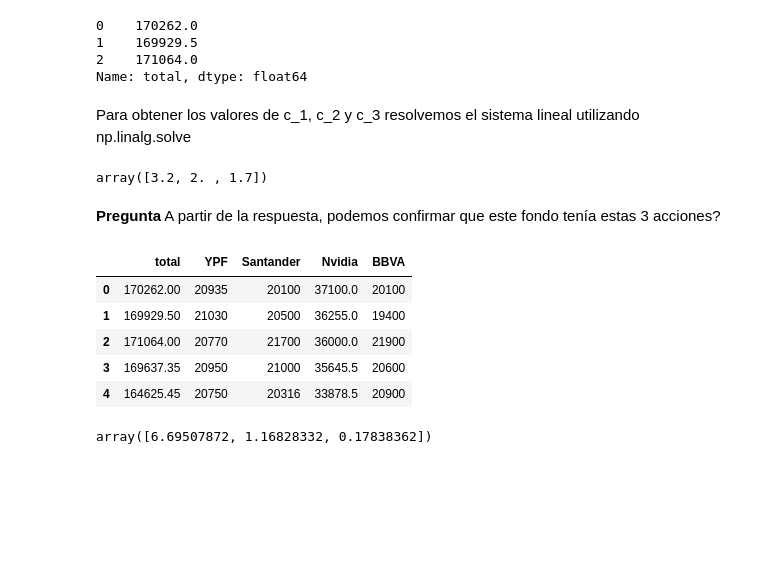
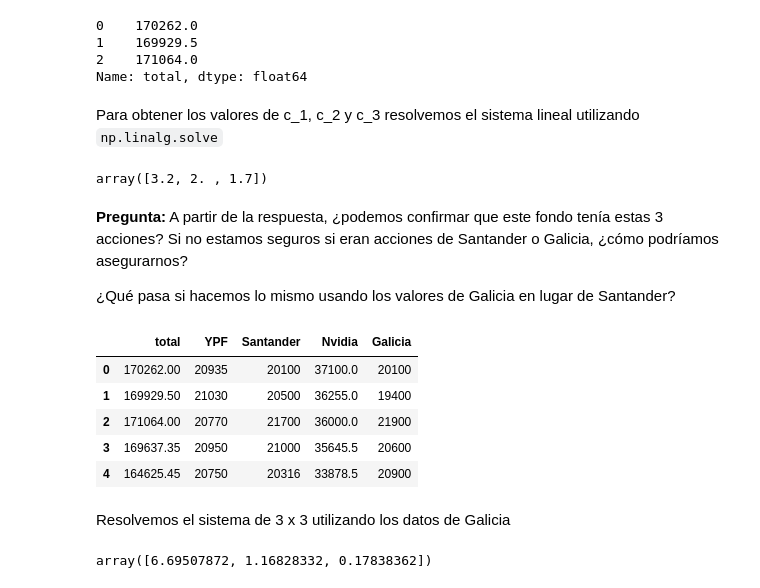
Before and after one commit to fcen-amateur/ldd, a Jupyter notebook: Notebooks/clase9-ldd-entrenamiento.ipynb, the cells around one changed output. Drawn from its saved outputs; the diff is of its cells as text; code cells hidden in the pictures; blank space fills up the shorter version.

```diff
--- a/Notebooks/clase9-ldd-entrenamiento.ipynb
+++ b/Notebooks/clase9-ldd-entrenamiento.ipynb
@@ -57,5 +57,5 @@ display(y)
 2    171064.0
 Name: total, dtype: float64
 # %% [markdown]
-Para obtener los valores de c_1, c_2 y c_3 resolvemos el sistema lineal utilizando np.linalg.solve
+Para obtener los valores de c_1, c_2 y c_3 resolvemos el sistema lineal utilizando `np.linalg.solve`
 # %%
@@ -63,16 +63,20 @@ np.linalg.solve(X, y)
 # %% [output]
 array([3.2, 2. , 1.7])
 # %% [markdown]
-**Pregunta** A partir de la respuesta, podemos confirmar que este fondo tenía estas 3 acciones?
+**Pregunta:** A partir de la respuesta, ¿podemos confirmar que este fondo tenía estas 3 acciones? Si no estamos seguros si eran acciones de Santander o Galicia, ¿cómo podríamos asegurarnos?
+
+¿Qué pasa si hacemos lo mismo usando los valores de Galicia en lugar de Santander?
 # %%
 # Incorporamos una nueva columna al dataframe
-data["BBVA"] = np.array([20100, 19400, 21900, 20600, 20900])
+data["Galicia"] = np.array([20100, 19400, 21900, 20600, 20900])
 data
 # %% [output]
-|  | total | YPF | Santander | Nvidia | BBVA |
+|  | total | YPF | Santander | Nvidia | Galicia |
 | 0 | 170262.00 | 20935 | 20100 | 37100.0 | 20100 |
 | 1 | 169929.50 | 21030 | 20500 | 36255.0 | 19400 |
 | 2 | 171064.00 | 20770 | 21700 | 36000.0 | 21900 |
 | 3 | 169637.35 | 20950 | 21000 | 35645.5 | 20600 |
 | 4 | 164625.45 | 20750 | 20316 | 33878.5 | 20900 |
+# %% [markdown]
+Resolvemos el sistema de 3 x 3 utilizando los datos de Galicia
 # %%
```
Also changed, not shown: parts of 19 cells of this notebook.
